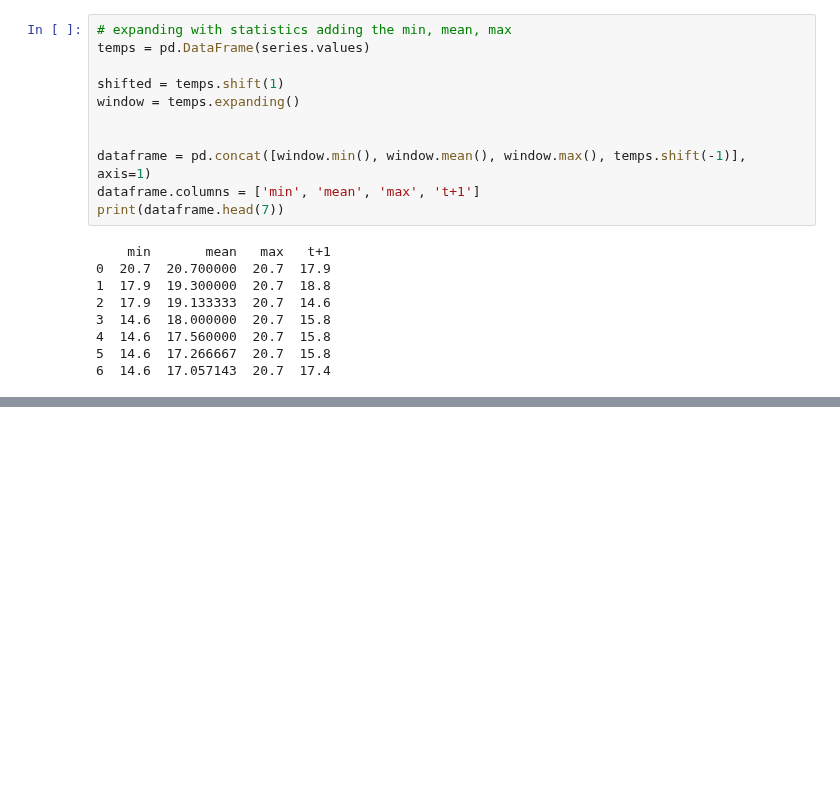
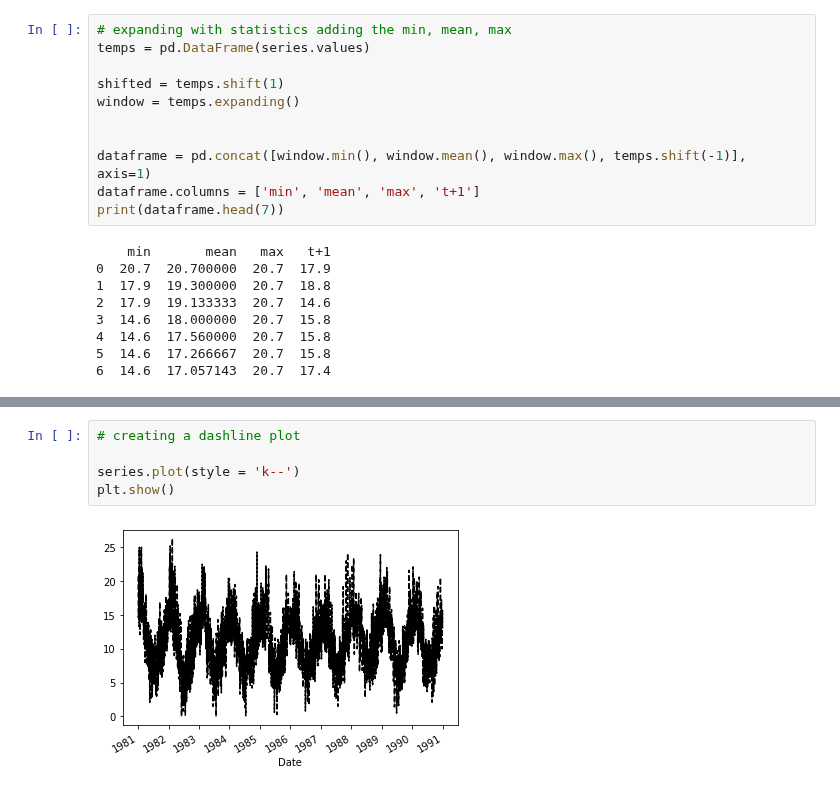
Before and after one commit to ayosamobitade/Time-Series-Analytic-Projects, a Jupyter notebook: Daily Minimum Temperature/Daily Minimum Temperature.ipynb, the cells around one changed output, grey strips where cells are left out. Saved outputs shown, nothing was run; the diff lists cells and outputs as text; blank space fills up the shorter version.

```diff
--- a/Daily Minimum Temperature/Daily Minimum Temperature.ipynb
+++ b/Daily Minimum Temperature/Daily Minimum Temperature.ipynb
@@ -103,0 +105,7 @@ print(dataframe.head(7))
+# %%
+# creating a dashline plot
+
+series.plot(style = 'k--')
+plt.show()
+# %% [output]
+[figure, added]
```
Also changed, not shown: parts of 7 cells of this notebook.
